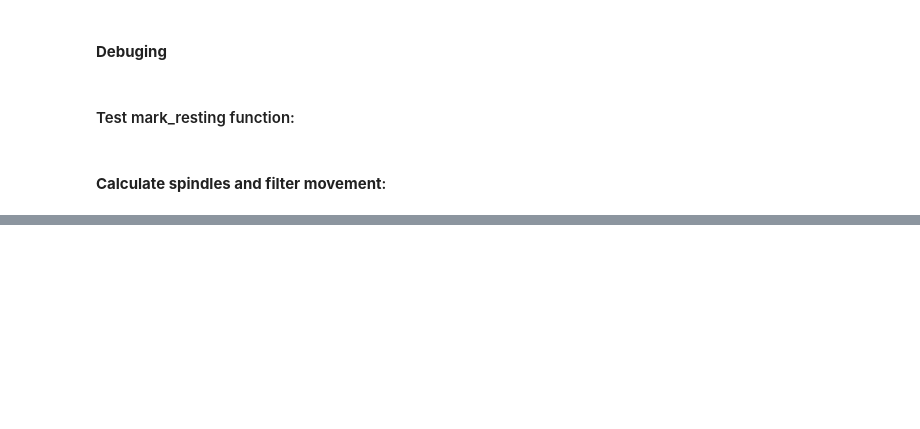
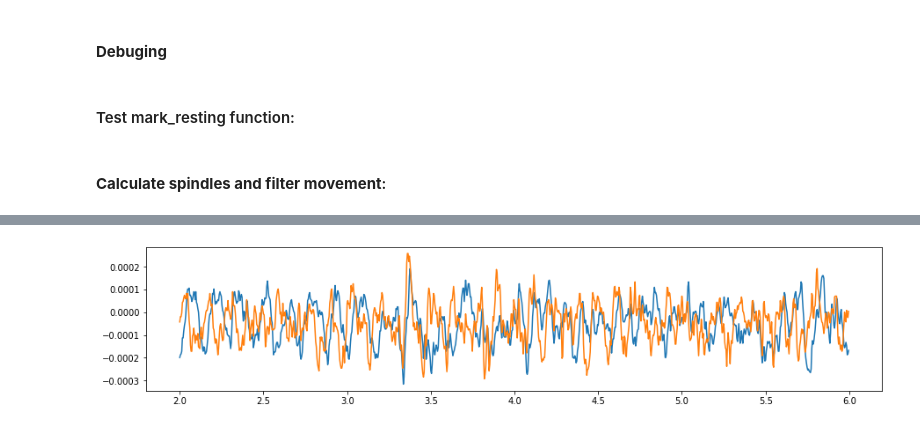
Before and after one commit to cafalchio/lfp_atn, a Jupyter notebook: ipynb/spindles_per_group.ipynb, the cells around one changed output, grey strips where cells are left out. Cells and saved outputs as stored; diff of their text form; code cells hidden in the pictures; blank space fills up the shorter version.

```diff
--- a/ipynb/spindles_per_group.ipynb
+++ b/ipynb/spindles_per_group.ipynb
@@ -273,0 +417,6 @@ profile_control.to_file("control.html")
+# %%
+fig, ax = plt.subplots(figsize=(15, 3))
+ax.plot(time[500:1500], lfps[500:1500,:])
+speed = np.ones_like(time)
+# %% [output]
+[figure, added]
```
Also changed, not shown: parts of 35 cells of this notebook.
